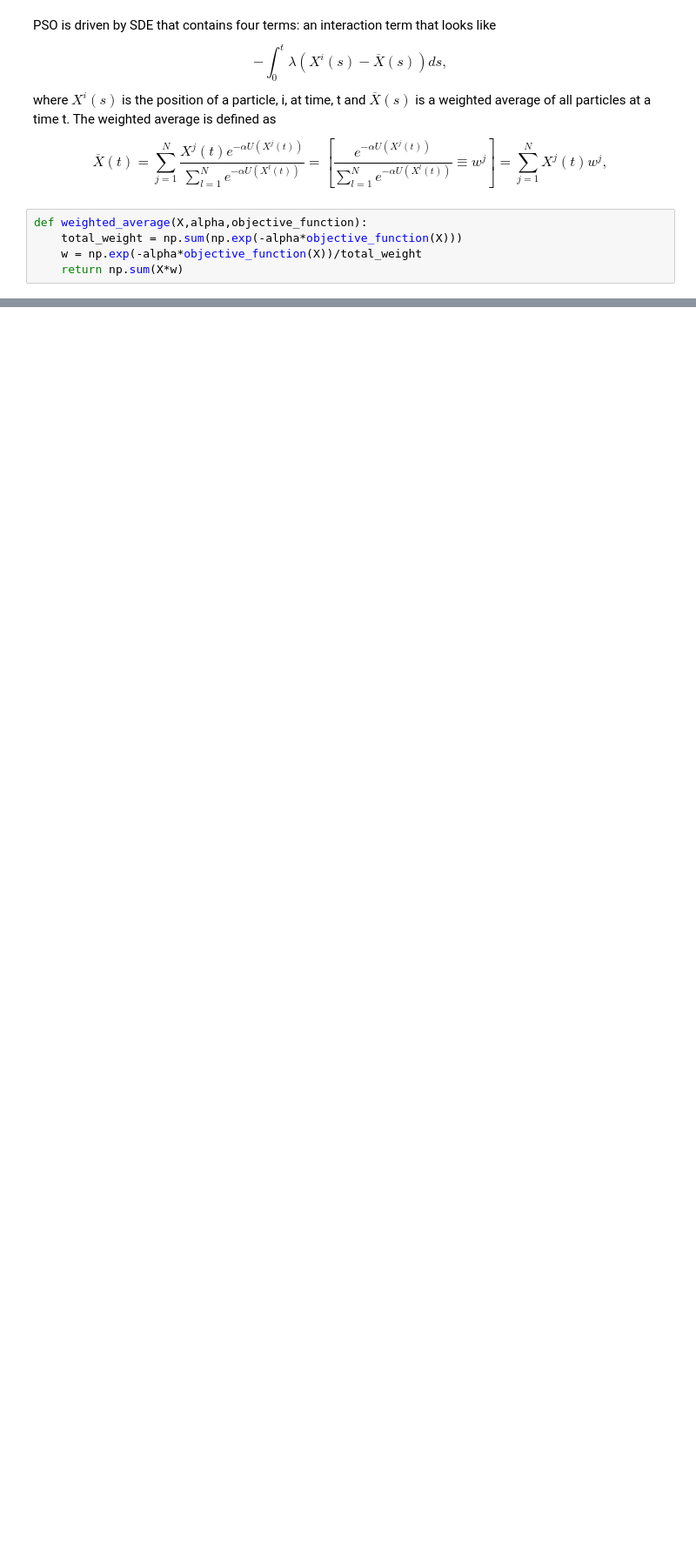
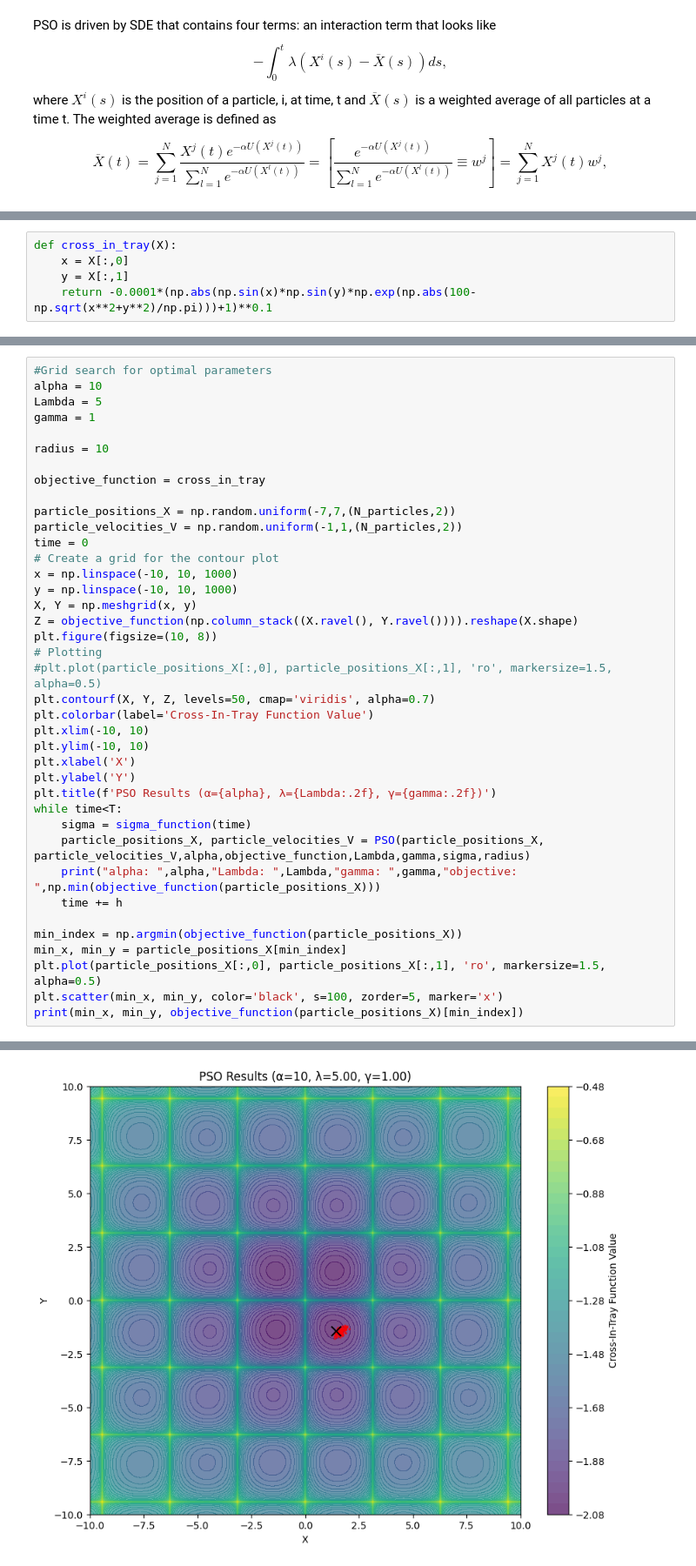
Before and after one commit to jonbors/Master-Thesis, a Jupyter notebook: PSO_implementation.ipynb, the cells around one changed output, grey strips where cells are left out. Shown at 87% size. Cells and saved outputs as stored; diff of their text form; blank space fills up the shorter version.

```diff
--- a/PSO_implementation.ipynb
+++ b/PSO_implementation.ipynb
@@ -46,8 +52,3 @@ where $X^i(s)$ is the position of a particle, i, at time, t and $\overline{X}(s)
 \begin{equation}
     \overline{X}(t) = \sum_{j=1}^N \frac{X^j(t)e^{-\alpha U(X^j(t))}}{\sum_{l=1}^Ne^{-\alpha U(X^l(t))}} = \left[\frac{e^{-\alpha U(X^j(t))}}{\sum_{l=1}^Ne^{-\alpha U(X^l(t))}} \equiv w^j\right] = \sum_{j=1}^N X^j(t)w^j,
 \end{equation}
-# %%
-def weighted_average(X,alpha,objective_function):
-    total_weight = np.sum(np.exp(-alpha*objective_function(X)))
-    w = np.exp(-alpha*objective_function(X))/total_weight
-    return np.sum(X*w)
@@ -172,0 +161,5 @@ def eggholder(X):
+# %%
+def cross_in_tray(X):
+    x = X[:,0]
+    y = X[:,1]
+    return -0.0001*(np.abs(np.sin(x)*np.sin(y)*np.exp(np.abs(100-np.sqrt(x**2+y**2)/np.pi)))+1)**0.1
@@ -172,0 +257,40 @@ def eggholder(X):
+# %%
+#Grid search for optimal parameters
+alpha = 10
+Lambda = 5
+gamma = 1
+
+radius = 10
+
+objective_function = cross_in_tray
+
+particle_positions_X = np.random.uniform(-7,7,(N_particles,2))
+particle_velocities_V = np.random.uniform(-1,1,(N_particles,2))
+time = 0
+# Create a grid for the contour plot
+x = np.linspace(-10, 10, 1000)
+y = np.linspace(-10, 10, 1000)
+X, Y = np.meshgrid(x, y)
+Z = objective_function(np.column_stack((X.ravel(), Y.ravel()))).reshape(X.shape)
+plt.figure(figsize=(10, 8))
+# Plotting
+#plt.plot(particle_positions_X[:,0], particle_positions_X[:,1], 'ro', markersize=1.5, alpha=0.5)
+plt.contourf(X, Y, Z, levels=50, cmap='viridis', alpha=0.7)
+plt.colorbar(label='Cross-In-Tray Function Value')
+plt.xlim(-10, 10)
+plt.ylim(-10, 10)
+plt.xlabel('X')
+plt.ylabel('Y')
+plt.title(f'PSO Results (α={alpha}, λ={Lambda:.2f}, γ={gamma:.2f})')
+while time<T:
+    sigma = sigma_function(time)
+    particle_positions_X, particle_velocities_V = PSO(particle_positions_X, particle_velocities_V,alpha,objective_function,Lambda,gamma,sigma,radius)
+    print("alpha: ",alpha,"Lambda: ",Lambda,"gamma: ",gamma,"objective: ",np.min(objective_function(particle_positions_X)))
+    time += h
+
+min_index = np.argmin(objective_function(particle_positions_X))
+min_x, min_y = particle_positions_X[min_index]
+plt.plot(particle_positions_X[:,0], particle_positions_X[:,1], 'ro', markersize=1.5, alpha=0.5)
+plt.scatter(min_x, min_y, color='black', s=100, zorder=5, marker='x')
+print(min_x, min_y, objective_function(particle_positions_X)[min_index])
+# %% [output]
@@ -172,0 +314 @@ def eggholder(X):
+[figure, added]
```
Also changed, not shown: parts of 19 cells of this notebook.
